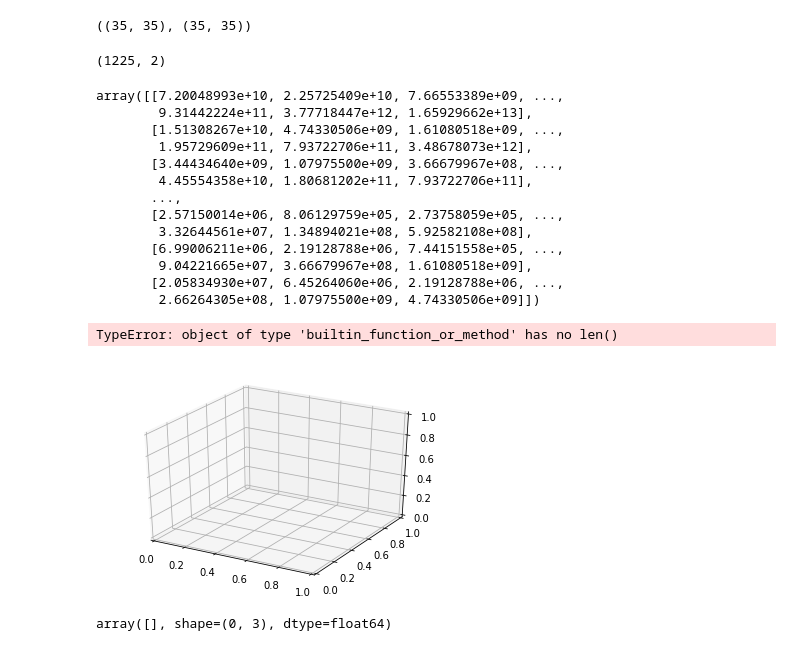
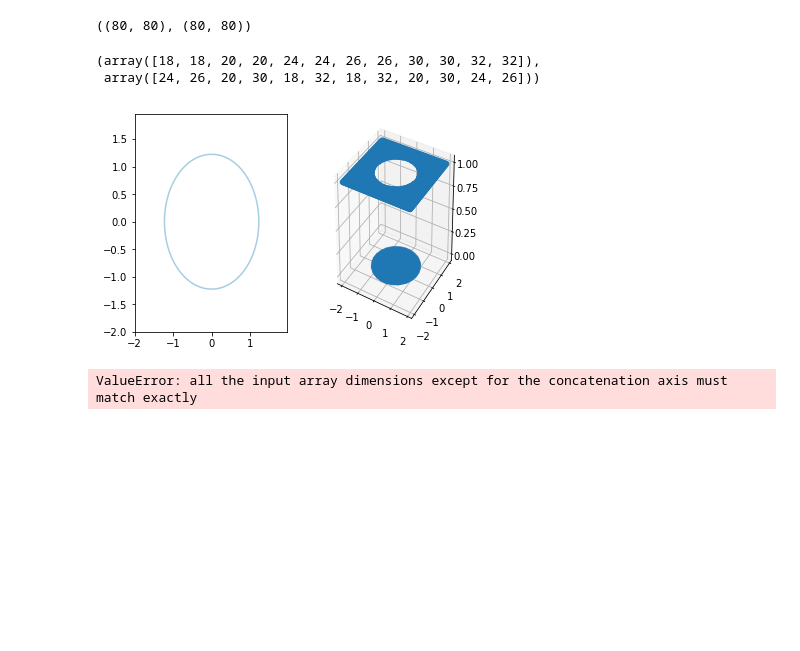
Before and after one commit to nuwangajaweera/MLCrashCourse, a Jupyter notebook: PyNotebooks/PlotEquation.ipynb, the cells around one changed output. Drawn from its saved outputs; the diff is of its cells as text; code cells hidden in the pictures; blank space fills up the shorter version.

```diff
--- a/PyNotebooks/PlotEquation.ipynb
+++ b/PyNotebooks/PlotEquation.ipynb
@@ -6,54 +6,46 @@ from sklearn import datasets as ds
 import tensorflow as tf
 import seaborn as sns
 from mpl_toolkits.mplot3d import Axes3D
-# %%
-xx, yy = np.meshgrid(np.arange(-3.0, 4.0, 0.2), np.arange(-4.0, 3.0, 0.2))
-xx.shape, yy.shape
-# %% [output]
-((35, 35), (35, 35))
-# %%
-z1 = np.c_[xx.ravel(), yy.ravel()]
-z1.shape
-# %% [output]
-(1225, 2)
-# %%
-def func1(z):
-    x = z[:,0]
-    y = z[:,1]
-    return np.exp(x**2 + y**2)
-
-Z = func1(z1)
-Z = Z.reshape(xx.shape)
-Z.shape
-Z
-# %% [output]
-array([[7.20048993e+10, 2.25725409e+10, 7.66553389e+09, ...,
-        9.31442224e+11, 3.77718447e+12, 1.65929662e+13],
-       [1.51308267e+10, 4.74330506e+09, 1.61080518e+09, ...,
-        1.95729609e+11, 7.93722706e+11, 3.48678073e+12],
-       [3.44434640e+09, 1.07975500e+09, 3.66679967e+08, ...,
-        4.45554358e+10, 1.80681202e+11, 7.93722706e+11],
-       ...,
-       [2.57150014e+06, 8.06129759e+05, 2.73758059e+05, ...,
-        3.32644561e+07, 1.34894021e+08, 5.92582108e+08],
-       [6.99006211e+06, 2.19128788e+06, 7.44151558e+05, ...,
-        9.04221665e+07, 3.66679967e+08, 1.61080518e+09],
-       [2.05834930e+07, 6.45264060e+06, 2.19128788e+06, ...,
-        2.66264305e+08, 1.07975500e+09, 4.74330506e+09]])
+# %%
+u = np.arange(-2.0, 2.0, 0.05)
+xx, yy = np.meshgrid(u, u)
+xx.shape, yy.shape
+# %% [output]
+((80, 80), (80, 80))
+# %%
+def func1(x, y):
+    z = x**2 + y**2 - 1
+    #p = np.where((z < 1e-6) & (z > -1e-6), 1, 0)
+    p = np.where((z > 0.5), 1, 0)
+    return p, z
+
+pp, zz = func1(xx, yy)
+#z = zz.reshape(xx.shape)
+#zz.shape
+np.where((z < 1e-3) & (z > -1e-3))
+# %% [output]
+(array([18, 18, 20, 20, 24, 24, 26, 26, 30, 30, 32, 32]),
+ array([24, 26, 20, 30, 18, 32, 18, 32, 20, 30, 24, 26]))
 # %%
 #plt.contour(xx, yy, Z, alpha=0.3)
 
 fig = plt.figure()
-ax = fig.add_subplot(111, projection='3d')
 
-x1 = xx.flatten
-y1 = yy.flatten
-Z1 = Z.flatten
+ax = fig.add_subplot('121')
+ax.contour(xx,yy,zz, levels=[0.5], cmap=plt.cm.Paired)
 
-ax.plot(x1,y1,Z1)
+
+ax = fig.add_subplot('122', projection='3d')
+x1 = xx.flatten()
+y1 = yy.flatten()
+z1 = zz.flatten()
+ax.scatter(x1, y1, pp)
+
+
+
+plt.show()
 # %% [output]
-TypeError: object of type 'builtin_function_or_method' has no len()
-[figure, old version]
+[figure, new version]
 # %%
 #dt = pd.DataFrame([xx, yy, Z])
 #xx.flatten().shape, yy.flatten().shape, Z.flatten().shape
@@ -61,4 +53,4 @@ dt = np.column_stack([xx.flatten().T, yy.flatten().T, Z.flatten().T])
 dx = np.where(dt[:,2] == 0)
 dt[dx]
 # %% [output]
-array([], shape=(0, 3), dtype=float64)
+ValueError: all the input array dimensions except for the concatenation axis must match exactly
```
Also changed, not shown: parts of 2 cells of this notebook, 1 other file.
